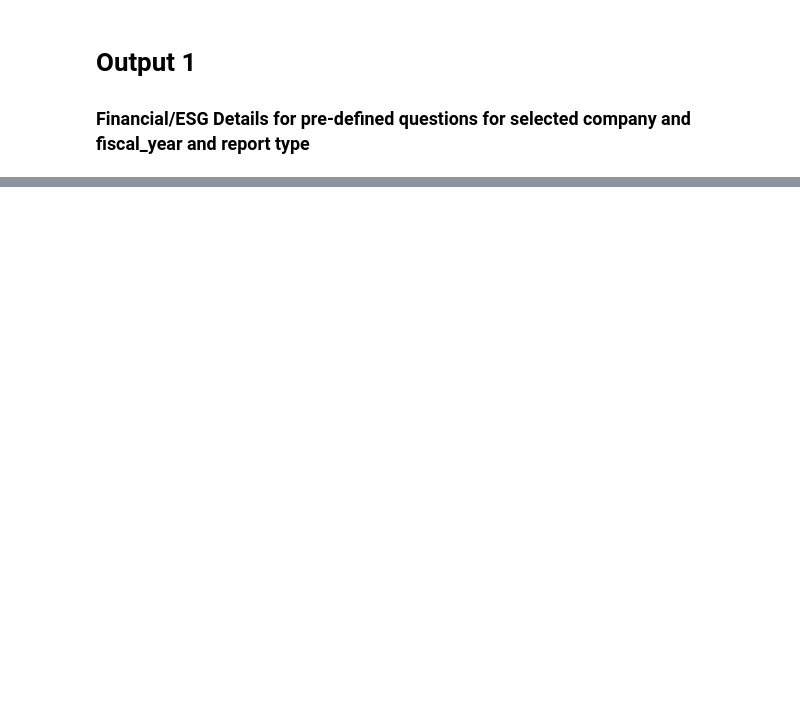
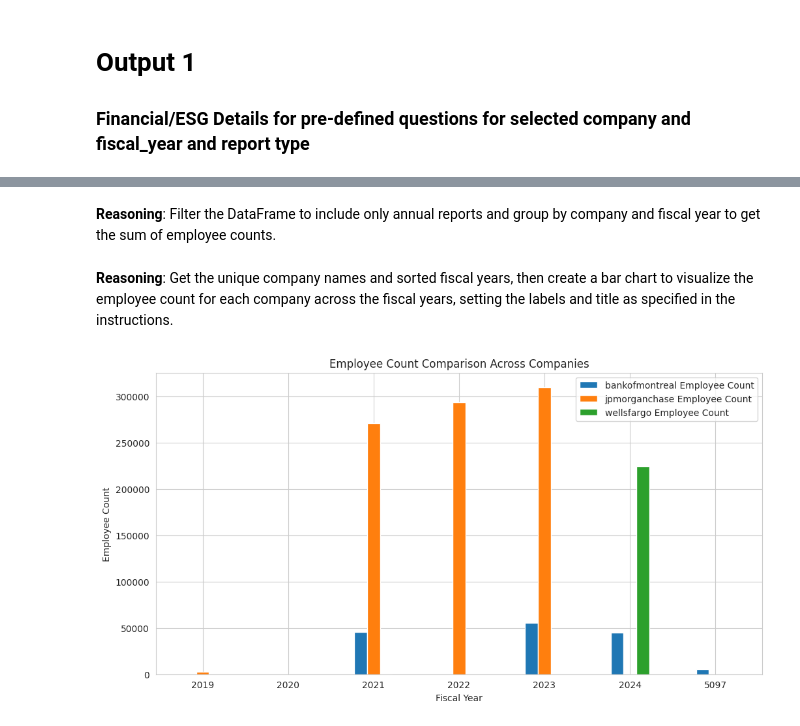
Before and after one commit to deepavn7/bq_ai_google_hackathon, a Jupyter notebook: process_reports.ipynb, the cells around one changed output, grey strips where cells are left out. Cells and saved outputs as stored; diff of their text form; code cells hidden in the pictures; blank space fills up the shorter version.

```diff
--- a/process_reports.ipynb
+++ b/process_reports.ipynb
@@ -815,0 +917,39 @@ plt.show()
+# %% [markdown]
+**Reasoning**:
+Filter the DataFrame to include only annual reports and group by company and fiscal year to get the sum of employee counts.
+# %%
+# Filter only annual reports
+df_filtered_employees = df_metrics[df_metrics["report_type"].str.lower() == "annual"]
+
+# Group by company and year
+df_grouped_employees = df_filtered_employees.groupby(["company_name", "fiscal_year"])[
+    "employee_count"
+].sum().reset_index()
+# %% [markdown]
+**Reasoning**:
+Get the unique company names and sorted fiscal years, then create a bar chart to visualize the employee count for each company across the fiscal years, setting the labels and title as specified in the instructions.
+# %%
+# Get unique values
+companies_employees = df_grouped_employees["company_name"].unique().tolist()
+years_employees = sorted(df_grouped_employees["fiscal_year"].unique())
+
+# Set bar width
+bar_width_employees = 0.15
+x_employees = np.arange(len(years_employees))  # positions for fiscal years
+
+plt.figure(figsize=(12,6))
+
+# Plot each company’s bars
+for i, company in enumerate(companies_employees):
+    company_data = df_grouped_employees[df_grouped_employees["company_name"] == company]
+    employee_counts = [company_data[company_data["fiscal_year"] == y]["employee_count"].sum() for y in years_employees]
+    plt.bar(x_employees + i*bar_width_employees, employee_counts, width=bar_width_employees, label=f"{company} Employee Count")
+
+plt.xticks(x_employees + bar_width_employees*(len(companies_employees)-1)/2, years_employees)  # Center ticks
+plt.xlabel("Fiscal Year")
+plt.ylabel("Employee Count")
+plt.title("Employee Count Comparison Across Companies")
+plt.legend()
+plt.show()
+# %% [output]
+[figure, added]
```
Also changed, not shown: parts of 50 cells of this notebook.
